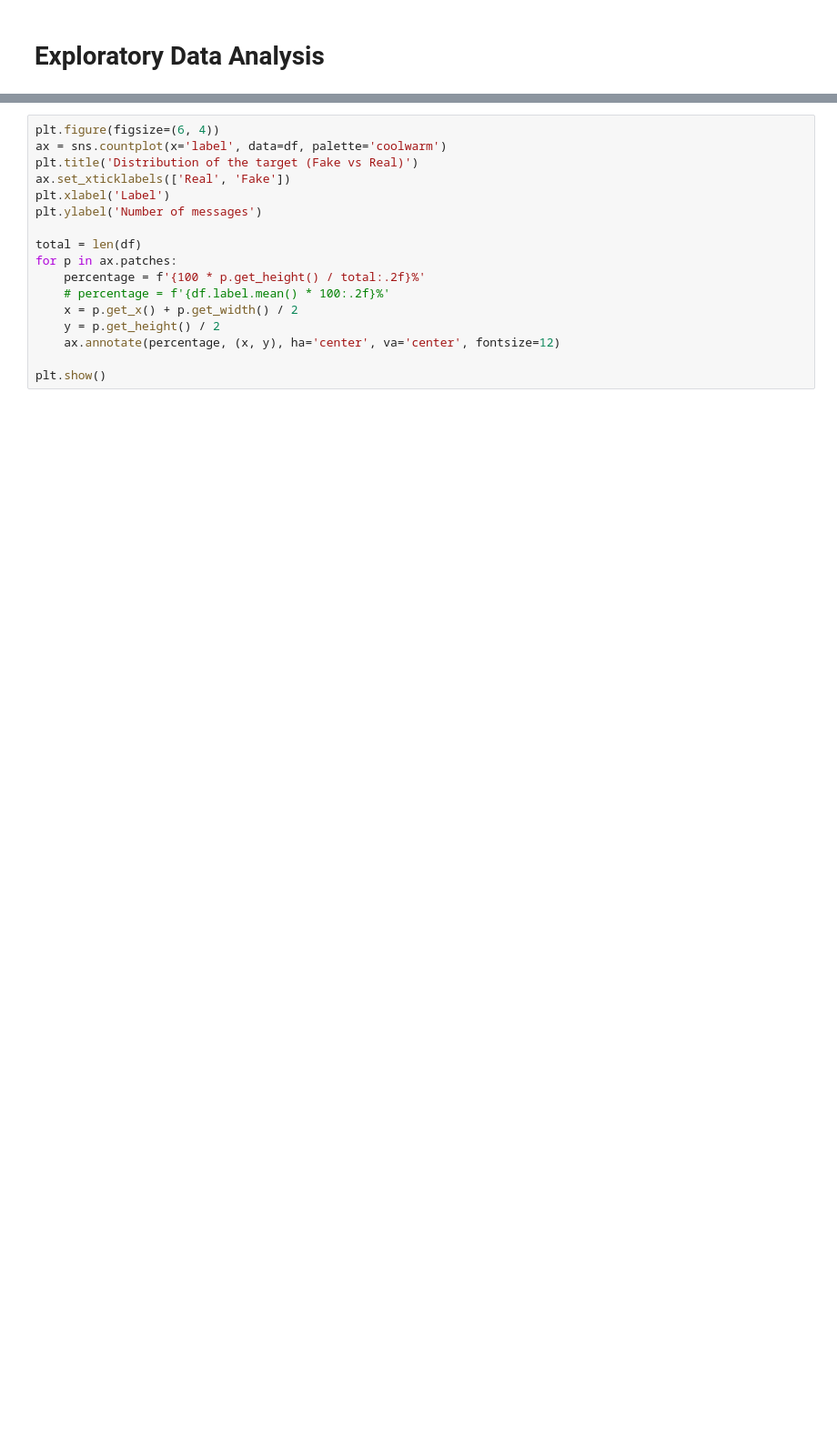
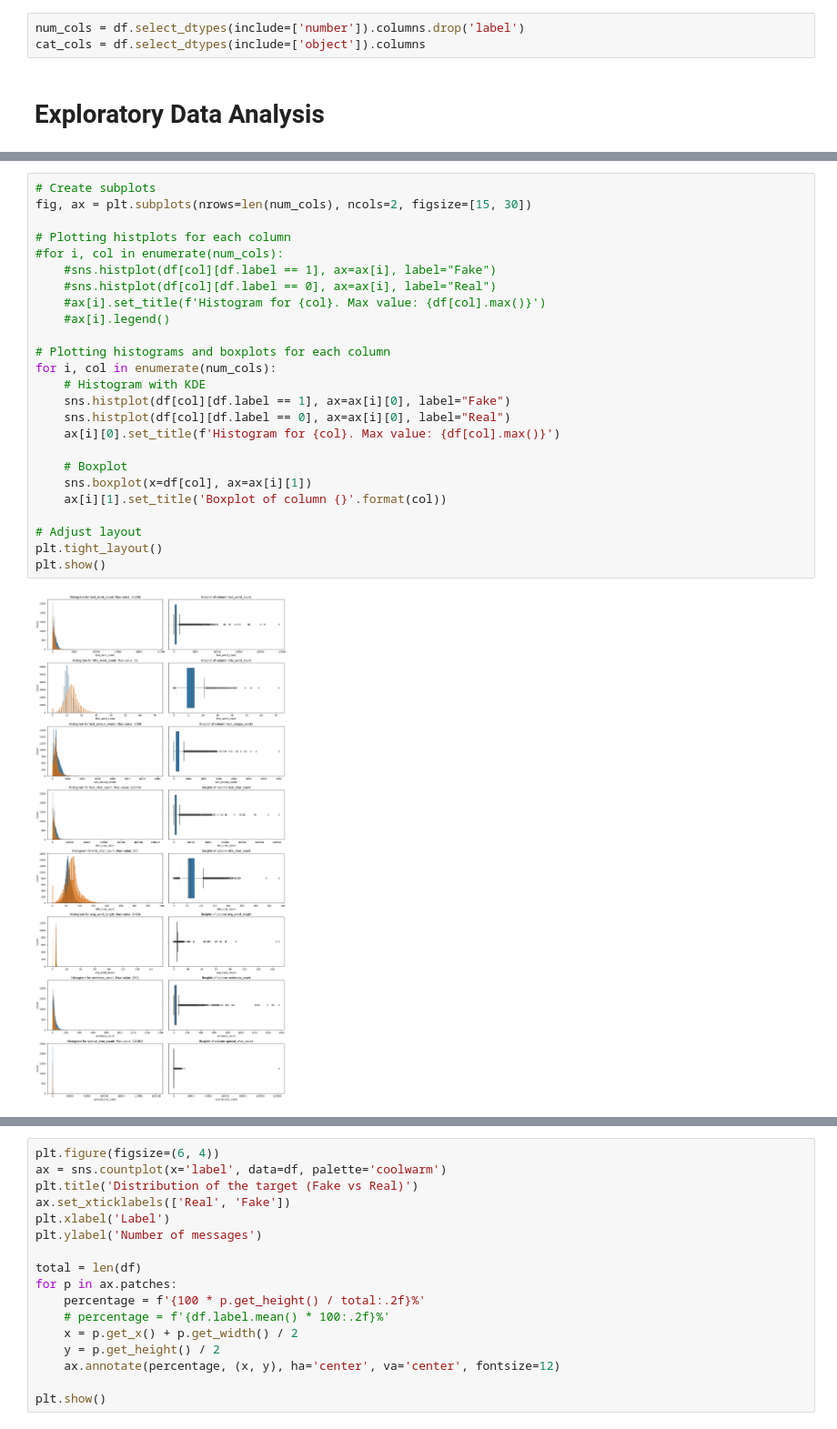
Before and after one commit to katjaweb/mlops-fake-news-prediction, a Jupyter notebook: fake-news-detection.ipynb, the cells around one changed output, grey strips where cells are left out. Shown at 91% size. Cells and saved outputs as stored; diff of their text form; blank space fills up the shorter version.

```diff
--- a/fake-news-detection.ipynb
+++ b/fake-news-detection.ipynb
@@ -80,2 +231,5 @@ df['special_char_count'] = df['text'].apply(lambda x: special_char_count(str(x))
+# %%
+num_cols = df.select_dtypes(include=['number']).columns.drop('label')
+cat_cols = df.select_dtypes(include=['object']).columns
 # %% [markdown]
 # Exploratory Data Analysis
@@ -146,0 +418,27 @@ Statistical overview of categorical features:
+# %%
+# Create subplots
+fig, ax = plt.subplots(nrows=len(num_cols), ncols=2, figsize=[15, 30])
+
+# Plotting histplots for each column
+#for i, col in enumerate(num_cols):
+    #sns.histplot(df[col][df.label == 1], ax=ax[i], label="Fake")
+    #sns.histplot(df[col][df.label == 0], ax=ax[i], label="Real")
+    #ax[i].set_title(f'Histogram for {col}. Max value: {df[col].max()}')
+    #ax[i].legend()
+
+# Plotting histograms and boxplots for each column
+for i, col in enumerate(num_cols):
+    # Histogram with KDE
+    sns.histplot(df[col][df.label == 1], ax=ax[i][0], label="Fake")
+    sns.histplot(df[col][df.label == 0], ax=ax[i][0], label="Real")
+    ax[i][0].set_title(f'Histogram for {col}. Max value: {df[col].max()}')
+
+    # Boxplot
+    sns.boxplot(x=df[col], ax=ax[i][1])
+    ax[i][1].set_title('Boxplot of column {}'.format(col))
+
+# Adjust layout
+plt.tight_layout()
+plt.show()
+# %% [output]
+[figure, added]
```
Also changed, not shown: parts of 83 cells of this notebook, 2 other files.
